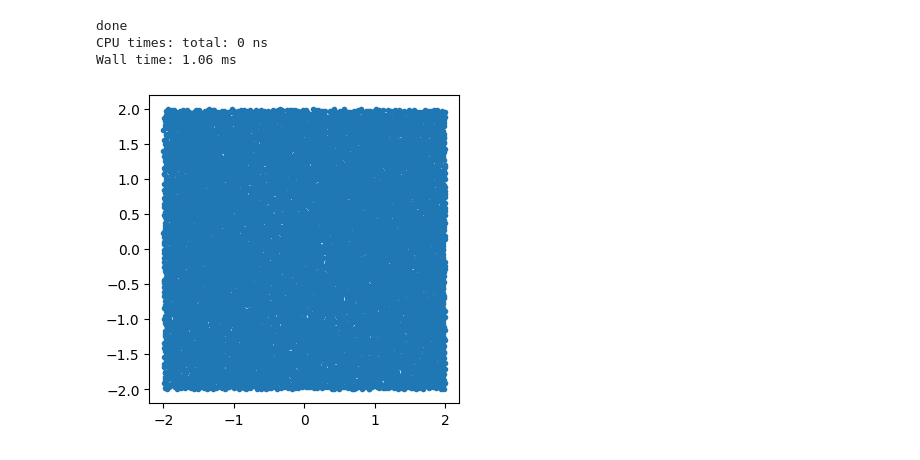
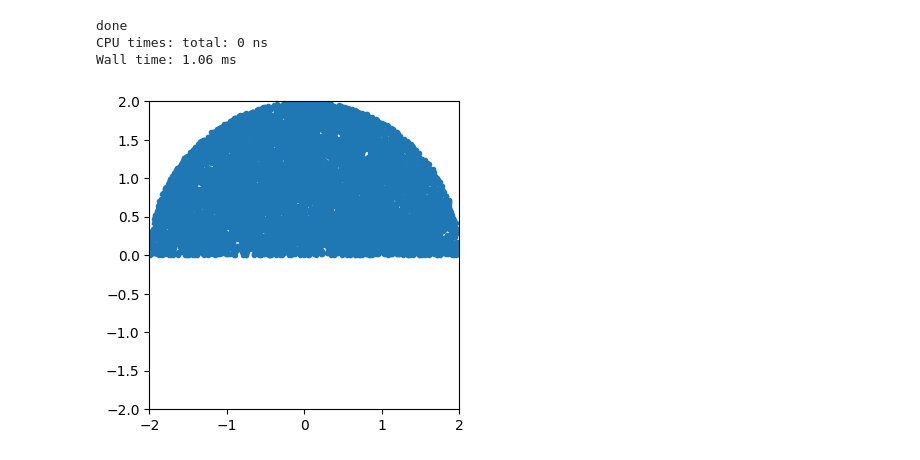
Before and after one commit to Alex-notmyname/Stochastic_simulation, a Jupyter notebook: Assignment_1/test.ipynb, the cells around one changed output. Drawn from its saved outputs; the diff is of its cells as text; code cells hidden in the pictures.

```diff
--- a/Assignment_1/test.ipynb
+++ b/Assignment_1/test.ipynb
@@ -101,15 +101,17 @@ Wall time: 1.06 ms
 # %%
 import matplotlib.pyplot as plt
 
-a = Orthogonal_Latin_hypercube_sampling(100)
+a = Monte_carlo_sampling(100, circle='Y', half='Y')
 
 # extract real part
 x = [ele.real for ele in a]
 # extract imaginary part
 y = [ele.imag for ele in a]
 
 plt.rcParams['figure.figsize'] = (4,4)
 plt.scatter(x, y, marker='.')
+plt.ylim(-2, 2)
+plt.xlim(-2, 2)
 plt.show()
 # %% [output]
-[figure, old version]
+[figure, new version]
```
Also changed, not shown: parts of 5 cells of this notebook, 5 other files.
